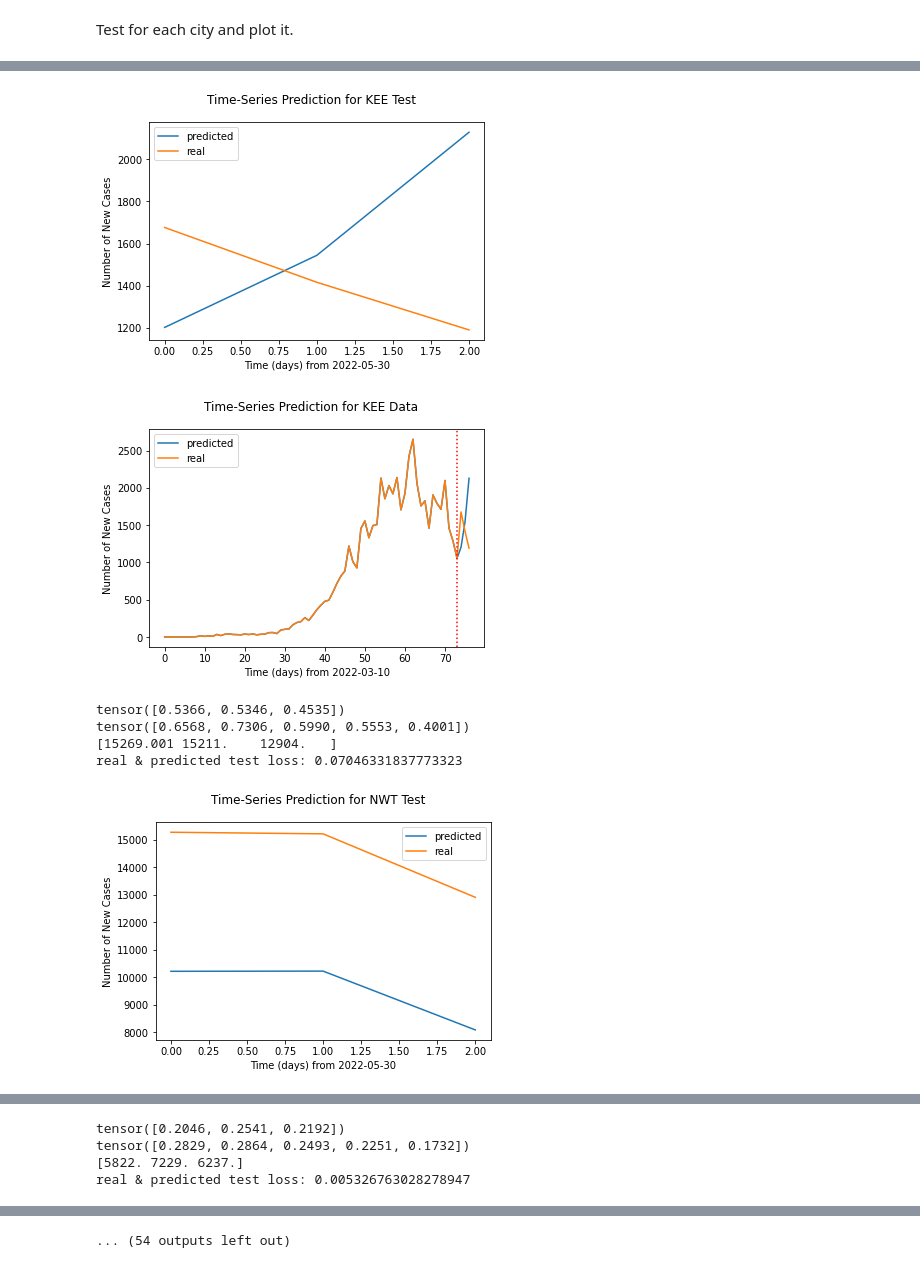
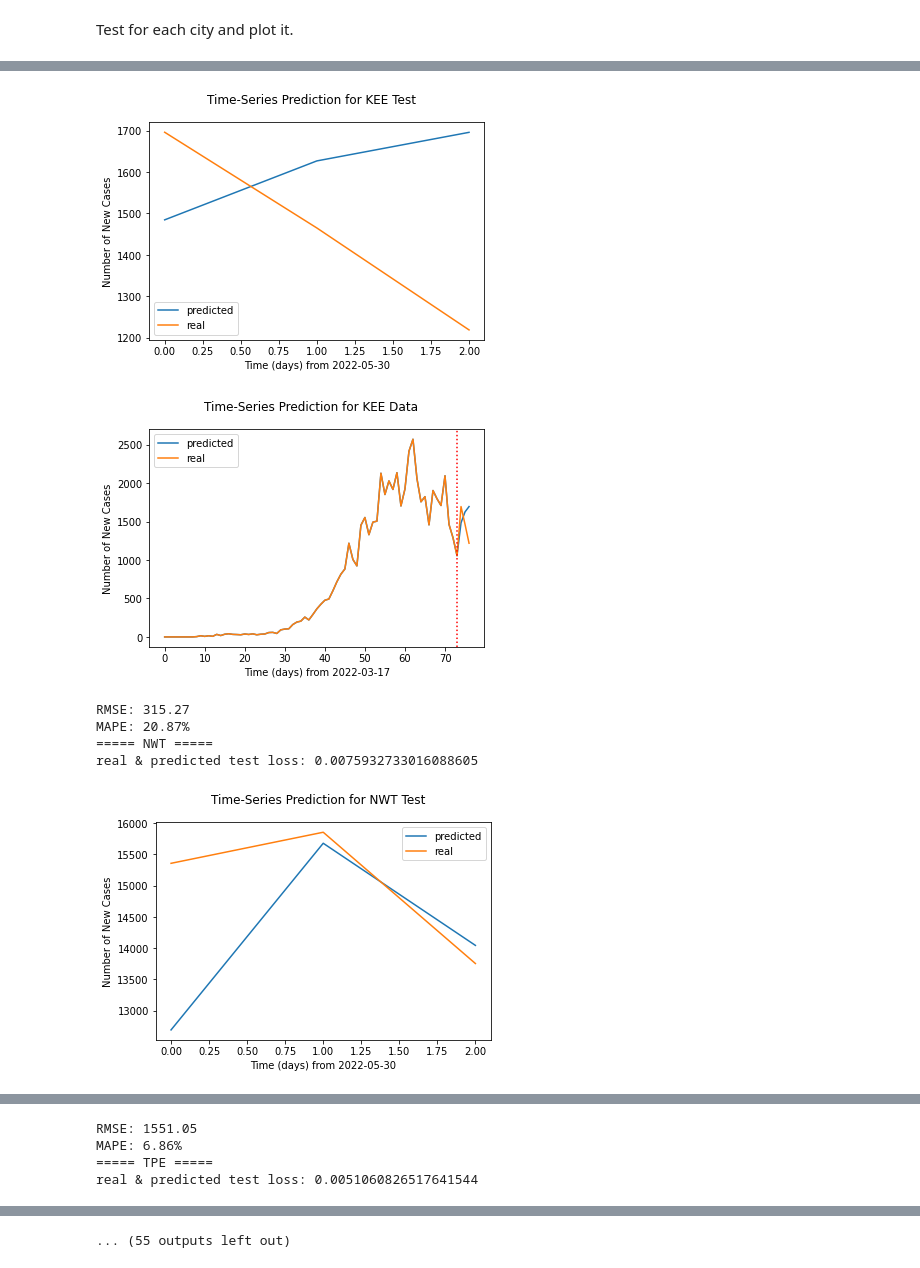
Before and after one commit to lydia7635/AI2022-Final, a Jupyter notebook: AI2022_LSTM_multivariate.ipynb, the cells around one changed output, grey strips where cells are left out. Drawn from its saved outputs; the diff is of its cells as text; code cells hidden in the pictures.

```diff
--- a/AI2022_LSTM_multivariate.ipynb
+++ b/AI2022_LSTM_multivariate.ipynb
@@ -169,11 +187,11 @@ def computeFeatures(confirmedDataset: pd.DataFrame, populationDataset, cityName=
   singleCityConfirmedDataset['densityArea'] = singleCityConfirmedDataset['count'] / cityArea
   # Rolling average
   singleCityConfirmedDataset['countRoll7'] = singleCityConfirmedDataset['count'].rolling(7, closed='left').sum().fillna(0)  # Assume the series begining with 0 confirmed case
-  singleCityConfirmedDataset['countRoll14'] = singleCityConfirmedDataset['count'].rolling(14, closed='left').sum().fillna(0)
+  # singleCityConfirmedDataset['countRoll14'] = singleCityConfirmedDataset['count'].rolling(14, closed='left').sum().fillna(0)
   singleCityConfirmedDataset['densPopRoll7'] = singleCityConfirmedDataset['densityPop'].rolling(7, closed='left').sum().fillna(0)
-  singleCityConfirmedDataset['densPopRoll14'] = singleCityConfirmedDataset['densityPop'].rolling(14, closed='left').sum().fillna(0)
+  # singleCityConfirmedDataset['densPopRoll14'] = singleCityConfirmedDataset['densityPop'].rolling(14, closed='left').sum().fillna(0)
   singleCityConfirmedDataset['densAreaRoll7'] = singleCityConfirmedDataset['densityArea'].rolling(7, closed='left').sum().fillna(0)
-  singleCityConfirmedDataset['densAreaRoll14'] = singleCityConfirmedDataset['densityArea'].rolling(14, closed='left').sum().fillna(0)
+  # singleCityConfirmedDataset['densAreaRoll14'] = singleCityConfirmedDataset['densityArea'].rolling(14, closed='left').sum().fillna(0)
   # print(singleCityConfirmedDataset.iloc[0:30, :])
   return singleCityConfirmedDataset
 # %%
@@ -420,7 +417,7 @@ for city in city_codes:
     print(f"===== {city} =====")
     # city_dataset = get_city_data(dataset, city)
     # _, _, _, trainX, trainY, valX, valY, _, _ = data_preprocess(city_dataset)
-    preprocData = cityWiseDataPreproc(cityWiseData, city, [])
+    preprocData = cityWiseDataPreproc(cityWiseData, city, cityMapping[city])
     _, _, _, trainX, trainY, valX, valY, _, _ = data_preprocess(preprocData.values)
     input_size = preprocData.values.shape[1]
     num_classes = preprocData.values.shape[1]
@@ -509,14 +506,23 @@ def test(city, model, X, Y):
     loss = criterion(test_predict, _Y)
 
     return test_predict.detach().cpu(), loss.item()
+# %%
+def printPredError(pred, real):
+    # RMSE
+    print(f"RMSE: {np.sqrt(np.mean(np.power(pred - real, 2))):.2f}")
+    # MAPE
+    print(f"MAPE: {np.mean(np.abs(real - pred) / real) * 100:.2f}%")
 # %%
 for city in city_codes:
+    print(f"===== {city} =====")
+    preprocData = cityWiseDataPreproc(cityWiseData, city, cityMapping[city])
+    sc, dataX, dataY, _, trainY, _, _, testX, testY = data_preprocess(preprocData.values)
+    input_size = preprocData.values.shape[1]
+    num_classes = preprocData.values.shape[1]
+
     lstm = LSTM(num_classes, input_size, hidden_size, num_layers).to(device)
     ckpt = torch.load(save_path.format(city), map_location='cpu')
     lstm.load_state_dict(ckpt)
-
-    preprocData = cityWiseDataPreproc(cityWiseData, city, [])
-    sc, dataX, dataY, _, trainY, _, _, testX, testY = data_preprocess(preprocData.values)
 
     # test set: real & predicted data -> predicted data
     _testX = testX[[0]].clone()
@@ -541,19 +547,38 @@ for city in city_codes:
         _testX = torch.cat((_testX[:,1:], torch.unsqueeze(test_predict, 0)), 1)
     total_test_predict = torch.cat(total_test_predict)
 
-    total_test_predict = minmaxNorm.inverse_transform(total_test_predict.data.numpy())
-    print(testY[:, 0])
-    print(trainY[-5:, 0])
-    _testY = minmaxNorm.inverse_transform(testY.data.numpy())
-    print(_testY[:5, 0])
+    # 變動的feature數量需要特殊處理，e.g. 使用多個城市資料作為input
+    numFeatOrigin = minmaxNorm.n_features_in_
+    numFeatCascade = total_test_predict.data.numpy().shape[1]
+    total_test_predict = total_test_predict.data.numpy()
+    _testY = testY.data.numpy().copy()
+    dataY = dataY.data.numpy()
+
+    if numFeatCascade > numFeatOrigin:
+      numCities = int(numFeatCascade/numFeatOrigin)
+      for i in range(numCities):
+        total_test_predict[:, i*numFeatOrigin:(i+1)*numFeatOrigin] = \
+        minmaxNorm.inverse_transform(total_test_predict[:, i*numFeatOrigin:(i+1)*numFeatOrigin])
+        _testY[:, i*numFeatOrigin:(i+1)*numFeatOrigin] = minmaxNorm.inverse_transform(_testY[:, i*numFeatOrigin:(i+1)*numFeatOrigin])
+        dataY[:, i*numFeatOrigin:(i+1)*numFeatOrigin] = minmaxNorm.inverse_transform(dataY[:, i*numFeatOrigin:(i+1)*numFeatOrigin])
+    else:
+      total_test_predict = minmaxNorm.inverse_transform(total_test_predict)
+      _testY = minmaxNorm.inverse_transform(_testY)
+      dataY = minmaxNorm.inverse_transform(dataY)
+
+    # print(testY[:, 0])
+    # print(trainY[-5:, 0])
+    # print(_testY[:5, 0])
     print(f"real & predicted test loss: {total_loss}")
     plot_predict(city, "Test", total_test_predict[:, 0], _testY[:, 0], test_start_date)
 
-    dataY = minmaxNorm.inverse_transform(dataY.data.numpy())
+
     _dataY = np.copy(dataY)
     for i in range(testY.size(0)):
         _dataY[-test_size+i][0] = total_test_predict[i][0]
-    plot_predict(city, "Data", _dataY[:, 0], dataY[:, 0], start_date)
+    plot_predict(city, "Data", _dataY[:, 0], dataY[:, 0], start_date_y)
+
+    printPredError(total_test_predict[:, 0], _testY[:, 0])
 
     del lstm
 # %% [output]
@@ -564,7 +587,7 @@ real & predicted test loss: 0.03431768482550979
-[figure, old version]
+[figure, new version]
-[figure, old version]
+[figure, new version]
-tensor([0.5366, 0.5346, 0.4535])
-tensor([0.6568, 0.7306, 0.5990, 0.5553, 0.4001])
-[15269.001 15211.    12904.   ]
-real & predicted test loss: 0.07046331837773323
+RMSE: 315.27
+MAPE: 20.87%
+===== NWT =====
+real & predicted test loss: 0.0075932733016088605
-[figure, old version]
+[figure, new version]
@@ -572,4 +595,4 @@ real & predicted test loss: 0.07046331837773323
-tensor([0.2046, 0.2541, 0.2192])
-tensor([0.2829, 0.2864, 0.2493, 0.2251, 0.1732])
-[5822. 7229. 6237.]
-real & predicted test loss: 0.005326763028278947
+RMSE: 1551.05
+MAPE: 6.86%
+===== TPE =====
+real & predicted test loss: 0.0051060826517641544
@@ -584 +607 @@ real & predicted test loss: 0.05510054109618068
-... (54 outputs left out)
+... (55 outputs left out)
```
Also changed, not shown: parts of 13 cells of this notebook, 19 other files.
